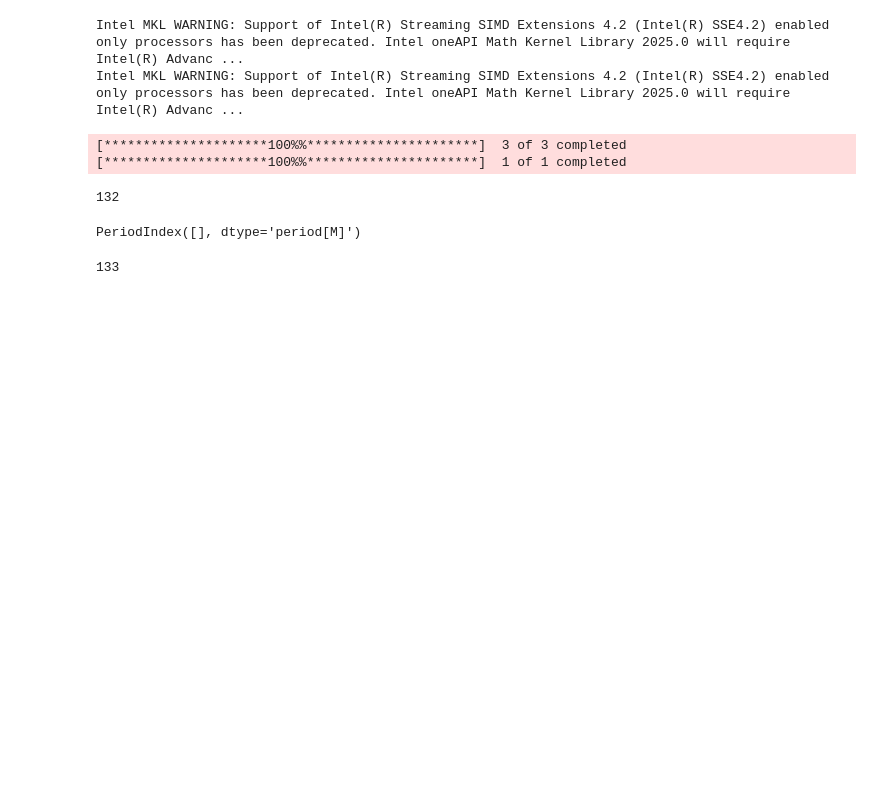
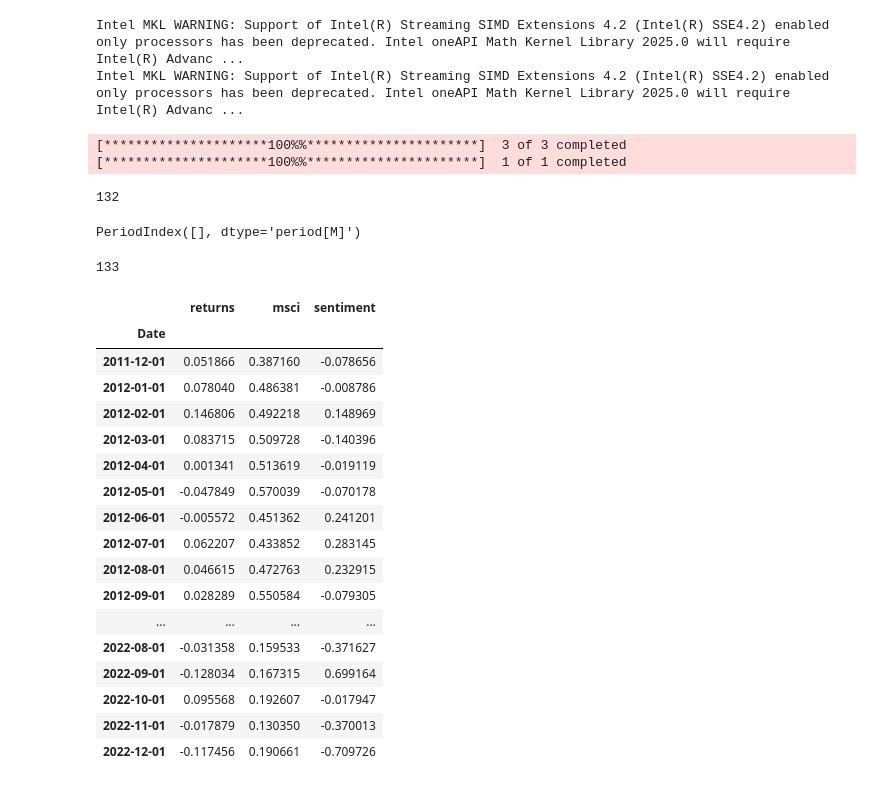
Before and after one commit to MDrschl/SalesEQ, a Jupyter notebook: TimeseriesPreprocessing.ipynb, the cells around one changed output. Drawn from its saved outputs; the diff is of its cells as text; code cells hidden in the pictures; blank space fills up the shorter version.

```diff
--- a/TimeseriesPreprocessing.ipynb
+++ b/TimeseriesPreprocessing.ipynb
@@ -158,10 +158,23 @@ df["sentiment"] = sentiment["scaled_scores"].values
 # %%
 scaler_msci = MinMaxScaler()
 df[["msci"]] = scaler_msci.fit_transform(df[["msci"]])
-scaler_sent = MinMaxScaler()
-df[["sentiment"]] = scaler_sent.fit_transform(df[["sentiment"]])
-scaler_returns = MinMaxScaler()
-df[["returns"]] = scaler_returns.fit_transform(df[["returns"]])
-with open('scaler_returns.pkl', 'wb') as file:
-    pickle.dump(scaler_returns, file)
 df.to_csv('./tsdata/preprocessed_data.csv', index=True)
+# %% [output]
+|  | returns | msci | sentiment |
+| Date |  |  |  |
+| 2011-12-01 | 0.051866 | 0.387160 | -0.078656 |
+| 2012-01-01 | 0.078040 | 0.486381 | -0.008786 |
+| 2012-02-01 | 0.146806 | 0.492218 | 0.148969 |
+| 2012-03-01 | 0.083715 | 0.509728 | -0.140396 |
+| 2012-04-01 | 0.001341 | 0.513619 | -0.019119 |
+| 2012-05-01 | -0.047849 | 0.570039 | -0.070178 |
+| 2012-06-01 | -0.005572 | 0.451362 | 0.241201 |
+| 2012-07-01 | 0.062207 | 0.433852 | 0.283145 |
+| 2012-08-01 | 0.046615 | 0.472763 | 0.232915 |
+| 2012-09-01 | 0.028289 | 0.550584 | -0.079305 |
+| ... | ... | ... | ... |
+| 2022-08-01 | -0.031358 | 0.159533 | -0.371627 |
+| 2022-09-01 | -0.128034 | 0.167315 | 0.699164 |
+| 2022-10-01 | 0.095568 | 0.192607 | -0.017947 |
+| 2022-11-01 | -0.017879 | 0.130350 | -0.370013 |
+| 2022-12-01 | -0.117456 | 0.190661 | -0.709726 |
```
Also changed, not shown: 4 other files.
